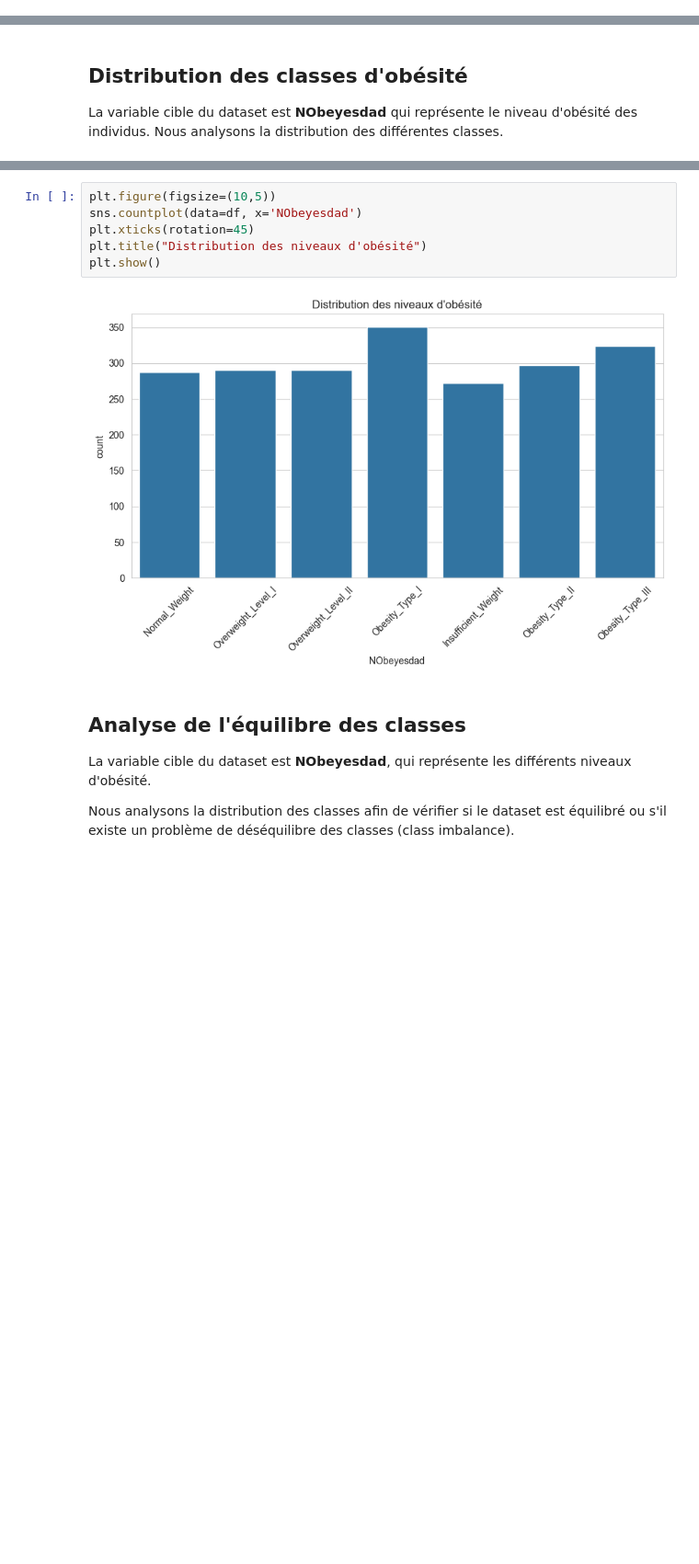
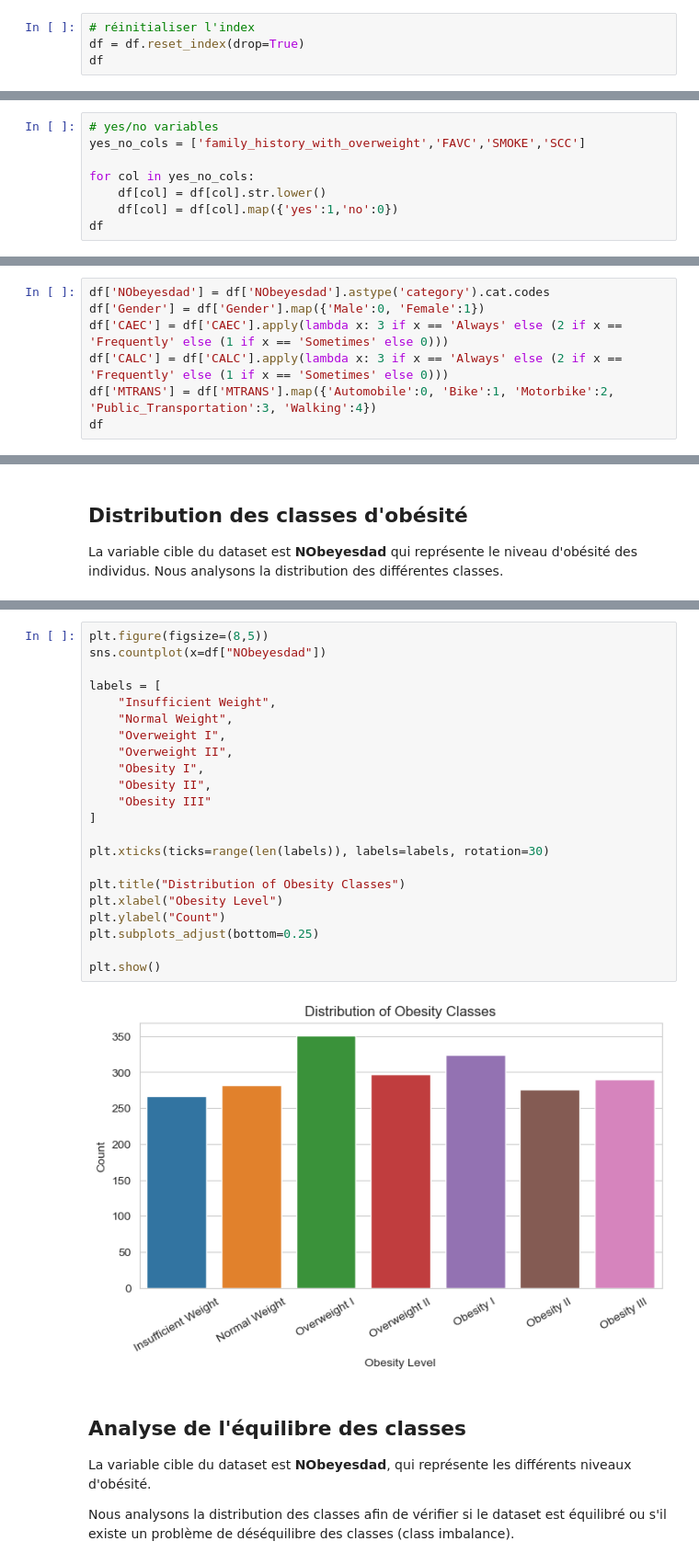
Before and after one commit to hamzasennah/PROJET___-2__-GROUPE__7__CODING__WEEK-1, a Jupyter notebook: notebooks/eda.ipynb, the cells around one changed output, grey strips where cells are left out. Shown at 92% size. Drawn from its saved outputs; the diff is of its cells as text; blank space fills up the shorter version.

Commit message:
data clean

```diff
--- a/notebooks/eda.ipynb
+++ b/notebooks/eda.ipynb
@@ -100,0 +137,4 @@ dtype: int64
+# %%
+# réinitialiser l'index
+df = df.reset_index(drop=True)
+df
@@ -100,0 +194,8 @@ dtype: int64
+# %%
+# yes/no variables
+yes_no_cols = ['family_history_with_overweight','FAVC','SMOKE','SCC']
+
+for col in yes_no_cols:
+    df[col] = df[col].str.lower()
+    df[col] = df[col].map({'yes':1,'no':0})
+df
@@ -100,0 +216,7 @@ dtype: int64
+# %%
+df['NObeyesdad'] = df['NObeyesdad'].astype('category').cat.codes
+df['Gender'] = df['Gender'].map({'Male':0, 'Female':1})
+df['CAEC'] = df['CAEC'].apply(lambda x: 3 if x == 'Always' else (2 if x == 'Frequently' else (1 if x == 'Sometimes' else 0)))
+df['CALC'] = df['CALC'].apply(lambda x: 3 if x == 'Always' else (2 if x == 'Frequently' else (1 if x == 'Sometimes' else 0)))
+df['MTRANS'] = df['MTRANS'].map({'Automobile':0, 'Bike':1, 'Motorbike':2, 'Public_Transportation':3, 'Walking':4})
+df
@@ -118,12 +291,28 @@ Insufficient_Weight    272
 Name: count, dtype: int64
 # %%
-plt.figure(figsize=(10,5))
-sns.countplot(data=df, x='NObeyesdad')
-plt.xticks(rotation=45)
-plt.title("Distribution des niveaux d'obésité")
+plt.figure(figsize=(8,5))
+sns.countplot(x=df["NObeyesdad"])
+
+labels = [
+    "Insufficient Weight",
+    "Normal Weight",
+    "Overweight I",
+    "Overweight II",
+    "Obesity I",
+    "Obesity II",
+    "Obesity III"
+]
+
+plt.xticks(ticks=range(len(labels)), labels=labels, rotation=30)
+
+plt.title("Distribution of Obesity Classes")
+plt.xlabel("Obesity Level")
+plt.ylabel("Count")
+plt.subplots_adjust(bottom=0.25)
+
 plt.show()
 # %% [output]
-[figure, old version]
+[figure, new version]
 # %% [markdown]
 ## Analyse de l'équilibre des classes
 
```
Also changed, not shown: parts of 20 cells of this notebook, 2 other files.
